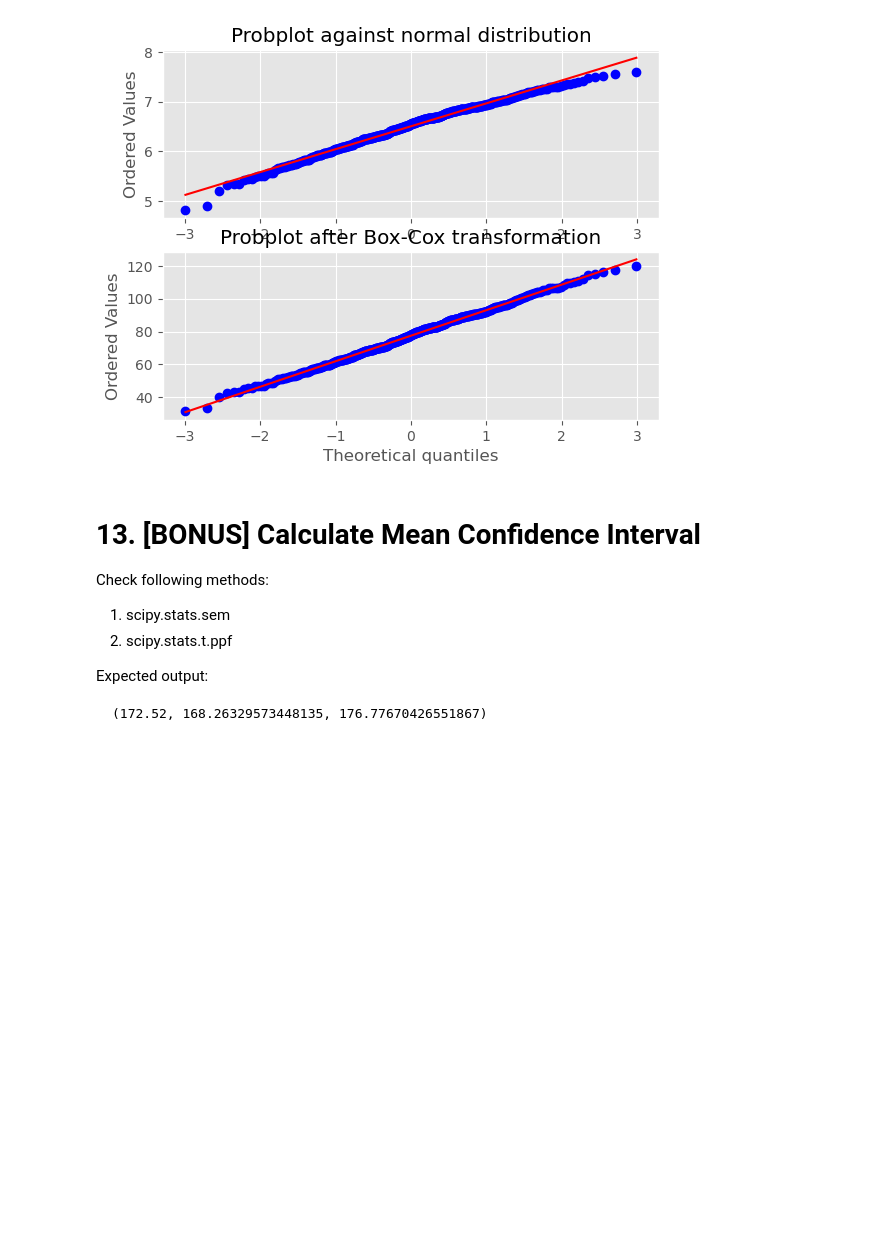
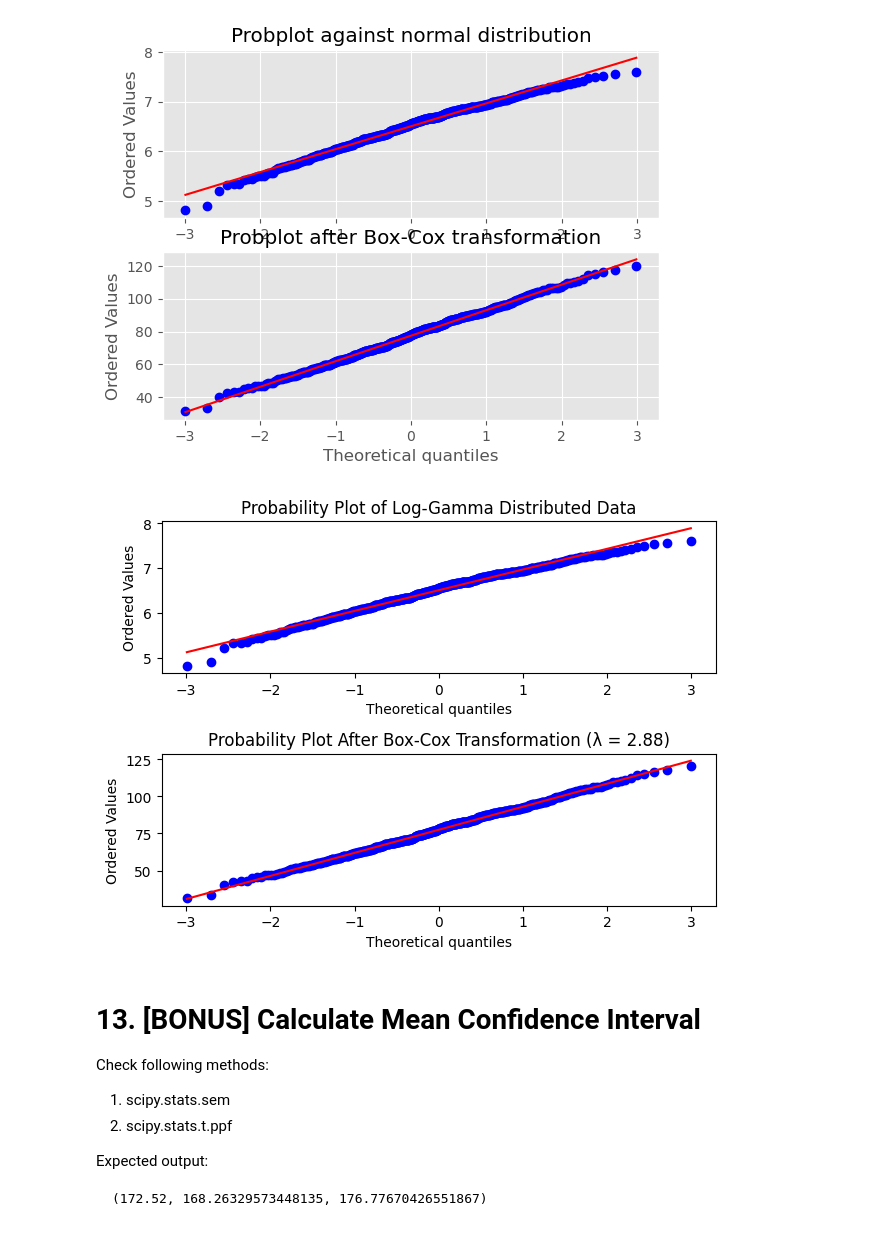
Before and after one commit to sameerhingoro/IOD, a Jupyter notebook: IOD_Lab_1_2_3_Statistics.ipynb, the cells around one changed output. Saved outputs shown, nothing was run; the diff lists cells and outputs as text; code cells hidden in the pictures; blank space fills up the shorter version.

```diff
--- a/IOD_Lab_1_2_3_Statistics.ipynb
+++ b/IOD_Lab_1_2_3_Statistics.ipynb
@@ -406,13 +406,26 @@ Check following methods:
 # %%
 fig = plt.figure()
 ax1 = fig.add_subplot(211)
 np.random.seed(0)
 x = stats.loggamma.rvs(5, size=500) + 5
 # x follows a loggamma (i.e. non-bell-shaped) distribution - hence its probplot will not be linear at either end
 # A Box-Cox transformation of x can achieve a more bell-shaped-looking distribution
 # ANSWER
-???
-plt.show()
+stats.probplot(x, dist="norm", plot=ax1)
+ax1.set_title("Probability Plot of Log-Gamma Distributed Data")
+
+# Apply Box-Cox transformation
+# Box-Cox requires data to be positive, which 'x' already is
+x_boxcox, lambda_ = stats.boxcox(x)
+
+# Plot the transformed data
+ax2 = fig.add_subplot(212)
+stats.probplot(x_boxcox, dist="norm", plot=ax2)
+ax2.set_title(f"Probability Plot After Box-Cox Transformation (λ = {lambda_:.2f})")
+
+plt.tight_layout()
+# %% [output]
+[figure, added]
 # %% [markdown]
 # 13. [BONUS] Calculate Mean Confidence Interval
 
```
Also changed, not shown: parts of 1 cell of this notebook.
